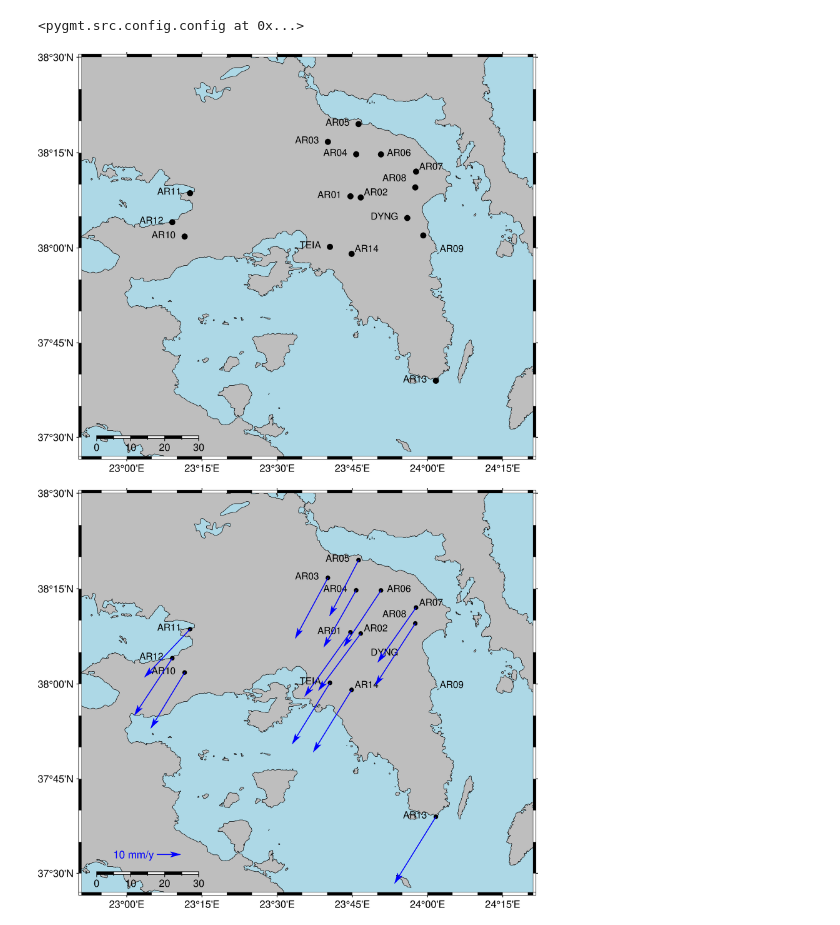
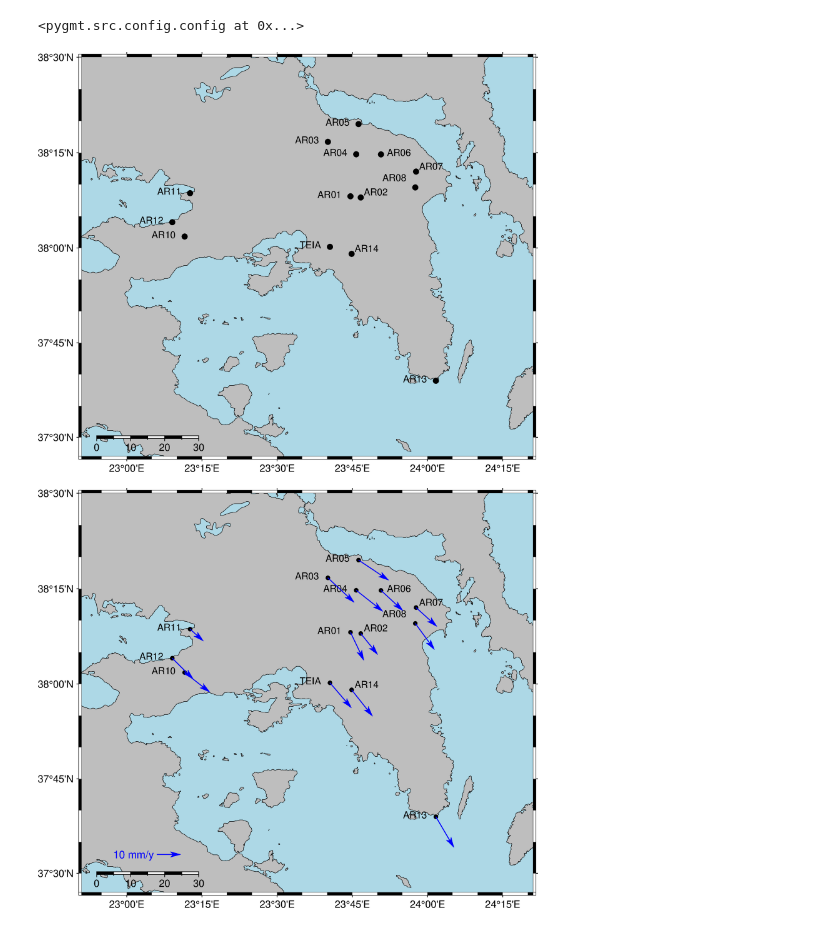
Before and after one commit to LabGeoTopo/gmt_pyplots, a Jupyter notebook: plotvel1.ipynb, the cells around one changed output. Drawn from its saved outputs; the diff is of its cells as text; code cells hidden in the pictures.

```diff
--- a/plotvel1.ipynb
+++ b/plotvel1.ipynb
@@ -12,7 +12,7 @@ pygmt.config(PS_CHAR_ENCODING="Standard+")
 # %%
 ## Set input data file
 ## Format input file "Code Lat Long H Ve sVe Vn sN Vu sVu" with this header line
-vel_df = pd.read_csv("data/diff_maps_PPP.txt", sep=" ", comment="#")
+vel_df = pd.read_csv("data/diff_maps_SXETIKOS.txt", sep=" ", comment="#")
 vel_df['vzero']=0
 #vel = vel_df.head()
 hvel = vel_df[['Long','Lat', 'Ve','Vn', 'sVe','sVn','sVu', 'Code']]
@@ -62,13 +62,13 @@ fig.coast(
 
 fig.plot(x=hvel.Long, y=hvel.Lat, style="c0.2c", color="black")
 
-fig.text(textfiles='labels', angle=True, font=True, justify=True)
+fig.text(textfiles='data/labels', angle=True, font=True, justify=True)
 
 fig.show()
 
 fig.savefig("plots/stations.png")
 # %% [output]
-[figure, old version]
+[figure, new version]
 # %%
 ## Plot Horizontal velocities for each cite
 fig = pygmt.Figure()
@@ -90,33 +90,33 @@ fig.coast(
 # fig.meca(focal_mechanism, scale="1c", longitude=23.5, latitude=36, depth=12.0)
 
 fig.plot(x=hvel.Long, y=hvel.Lat, style="c0.15c", color="black")
 
-fig.text(textfiles='labels', angle=True, font=True, justify=True)
+fig.text(textfiles='data/labels', angle=True, font=True, justify=True)
 
 fig.velo(
     data=hvel,
     pen="0.7p,blue",
     uncertaintycolor  ="lightblue1",
     line=True,
     spec="e0.08/0.39/0",
     frame=["WSne"],
     vector="0.35c+e+gblue",
 )
 
 fig.velo(
     data=vsc,
     pen="0.7p,blue",
     uncertaintycolor  ="lightblue1",
     line=True,
     spec="e0.08/0.39/10",
     frame=["WSne"],
     vector="0.35c+e+gblue",
 )
 #vtext.to_csv(r'output.txt', header=None, index=None, sep=' ', mode='a')
 
 
 
 fig.show()
 # %% [output]
-[figure, old version]
+[figure, new version]
 # %%
```
Also changed, not shown: parts of 3 cells of this notebook, 3 other files.
